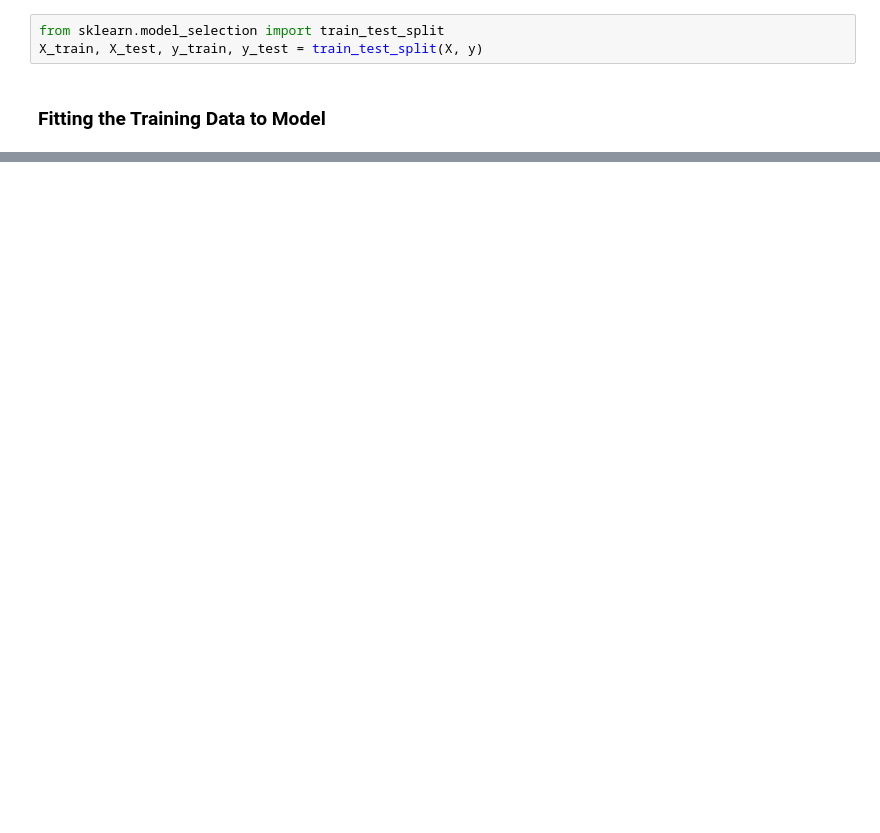
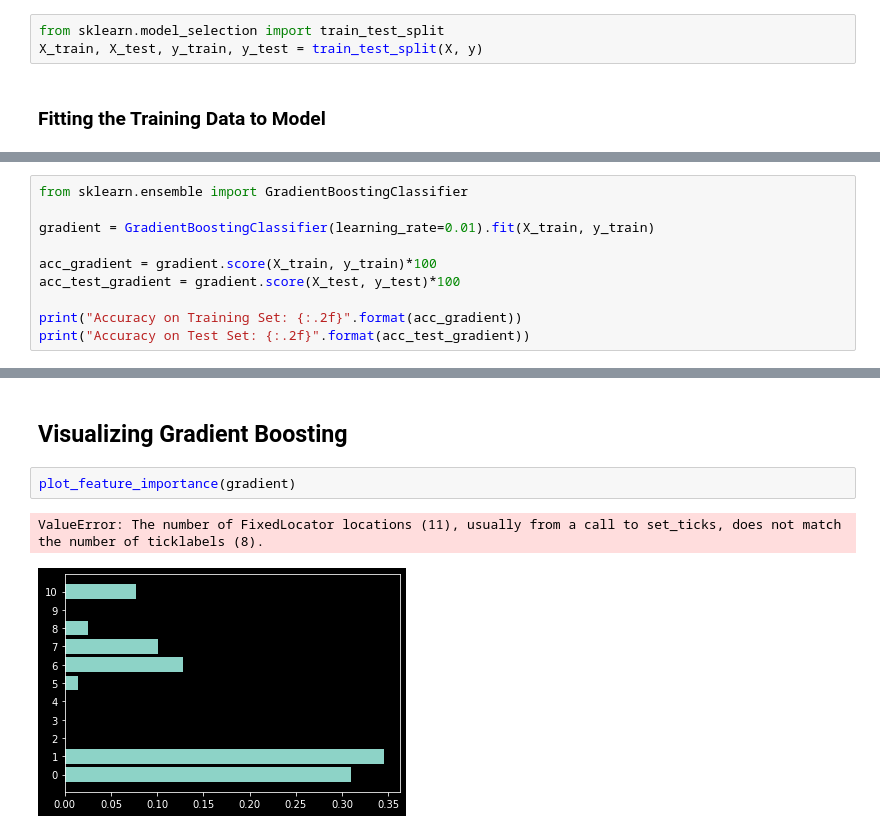
Before and after one commit to PrynsTag/Kaggle-Competitions, a Jupyter notebook: 01 - Titanic - Machine Learning from Disaster /titanic_exploration.ipynb, the cells around one changed output, grey strips where cells are left out. Cells and saved outputs as stored; diff of their text form; blank space fills up the shorter version.

Commit message:
Added OneHotEncoder and Gradient Boost

```diff
--- a/01 - Titanic - Machine Learning from Disaster /titanic_exploration.ipynb
+++ b/01 - Titanic - Machine Learning from Disaster /titanic_exploration.ipynb
@@ -363,0 +467,10 @@ tree = DecisionTreeClassifier(max_depth=4).fit(X_train, y_train)
+# %%
+from sklearn.ensemble import GradientBoostingClassifier
+
+gradient = GradientBoostingClassifier(learning_rate=0.01).fit(X_train, y_train)
+
+acc_gradient = gradient.score(X_train, y_train)*100
+acc_test_gradient = gradient.score(X_test, y_test)*100
+
+print("Accuracy on Training Set: {:.2f}".format(acc_gradient))
+print("Accuracy on Test Set: {:.2f}".format(acc_test_gradient))
@@ -394,0 +604,7 @@ graphviz.Source(dot_graph)
+# %% [markdown]
+## Visualizing Gradient Boosting
+# %%
+plot_feature_importance(gradient)
+# %% [output]
+ValueError: The number of FixedLocator locations (11), usually from a call to set_ticks, does not match the number of ticklabels (8).
+[figure, added]
```
Also changed, not shown: parts of 60 cells of this notebook.
